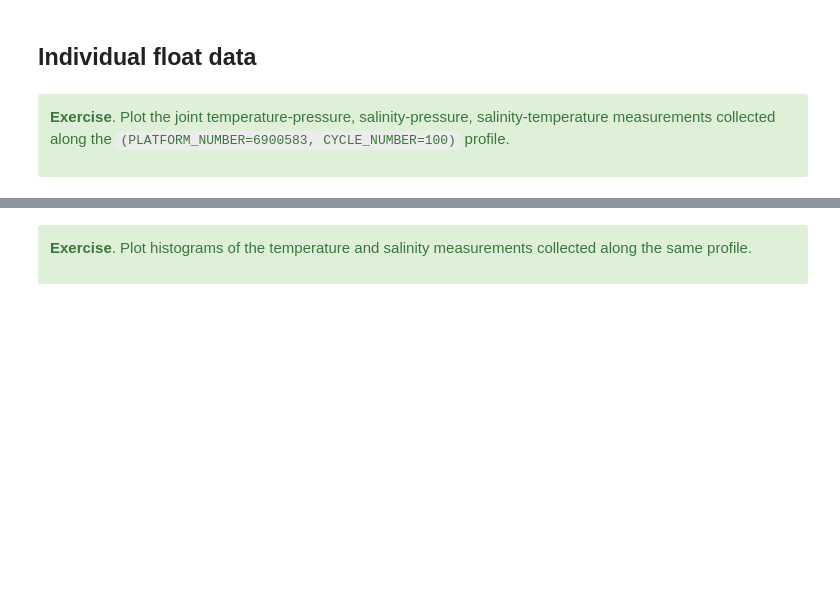
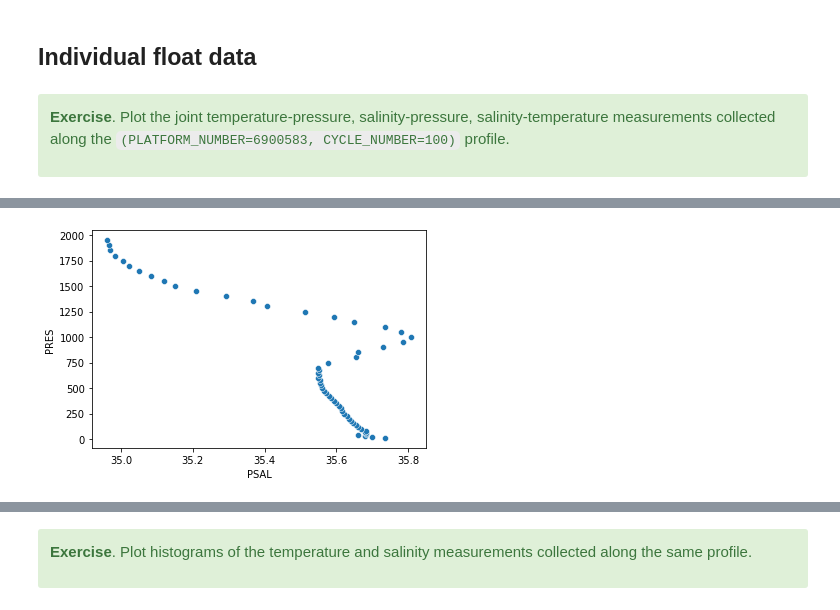
Before and after one commit to dimiphoton/fondations-data-science, a Jupyter notebook: hw1.ipynb, the cells around one changed output, grey strips where cells are left out. Saved outputs shown, nothing was run; the diff lists cells and outputs as text; code cells hidden in the pictures; blank space fills up the shorter version.

```diff
--- a/hw1.ipynb
+++ b/hw1.ipynb
@@ -109,0 +147,8 @@ df.head(3)
+# %%
+g = sns.scatterplot(
+    data=profile,
+    x="PSAL",y="PRES",
+
+)
+# %% [output]
+[figure, added]
```
Also changed, not shown: parts of 24 cells of this notebook, 3 other files.
